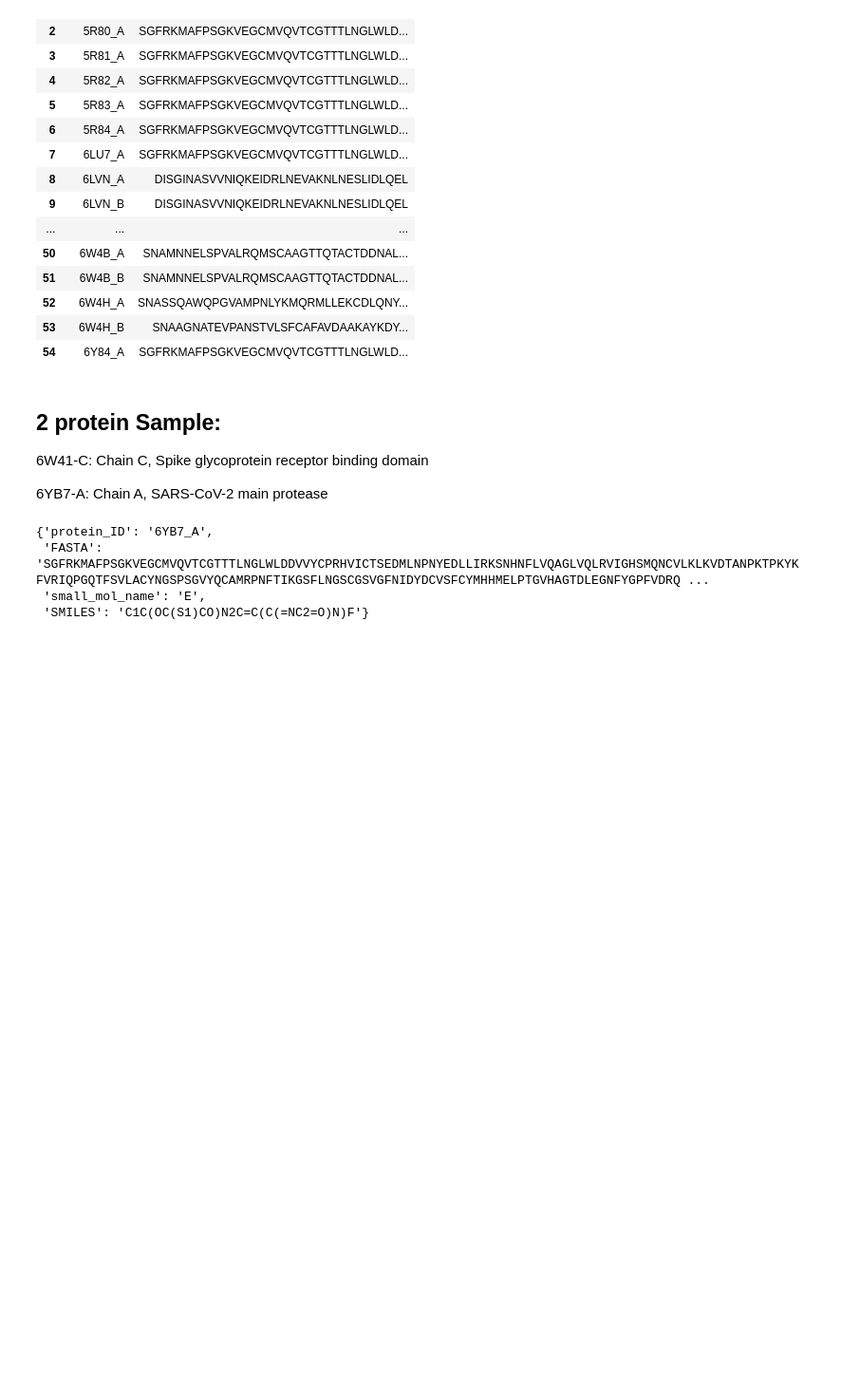
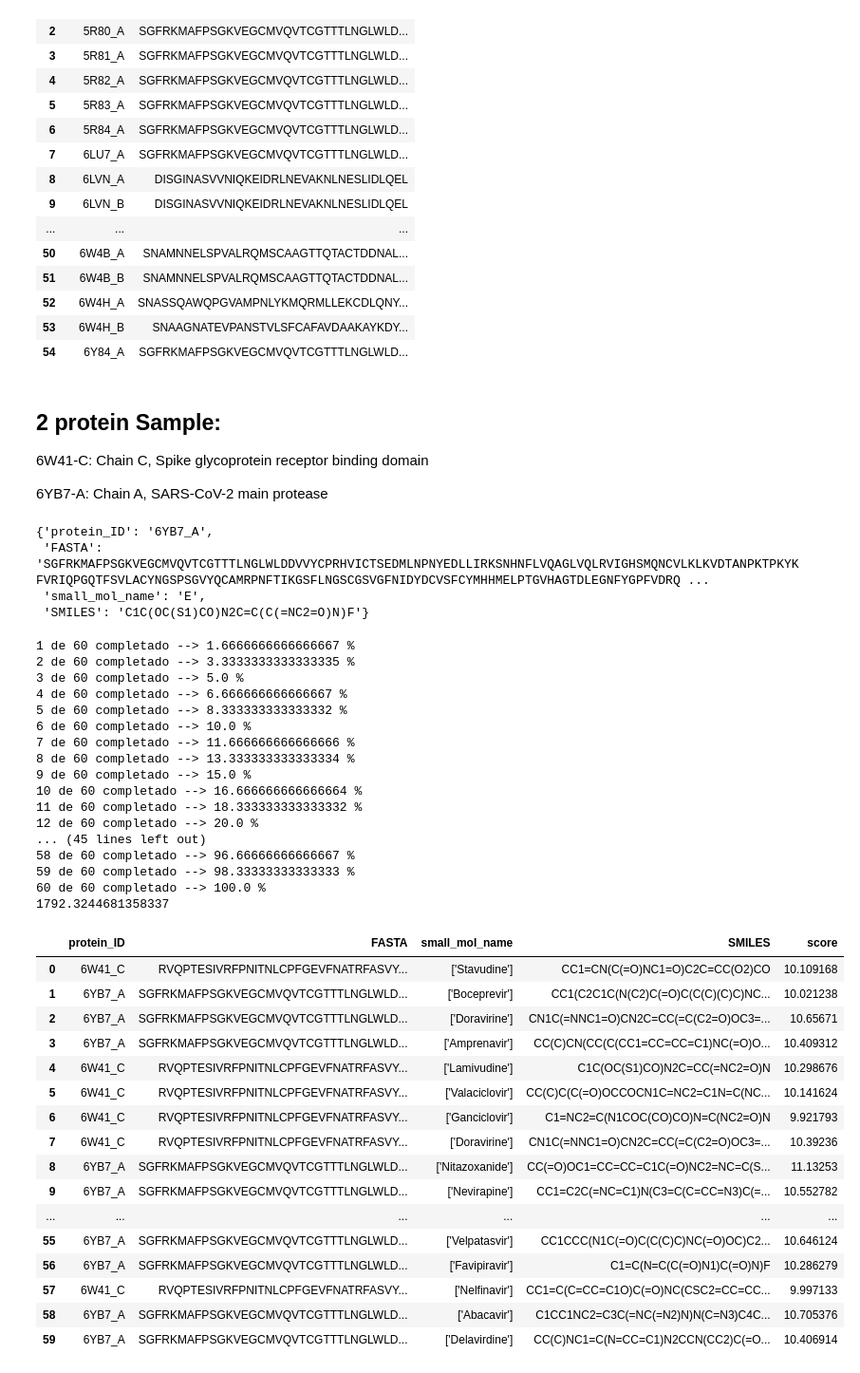
Before and after one commit to breogann/Fighting-COVID-19-through-AI, a Jupyter notebook: web_scraping.ipynb, the cells around one changed output. Shown at 95% size. Saved outputs shown, nothing was run; the diff lists cells and outputs as text; code cells hidden in the pictures; blank space fills up the shorter version.

Commit message:
result sample 60

```diff
--- a/web_scraping.ipynb
+++ b/web_scraping.ipynb
@@ -1076,0 +1077,40 @@ subsample = [{'protein_ID': '6W41_C', 'FASTA': 'RVQPTESIVRFPNITNLCPFGEVFNATRFASV
+# %%
+result,tot_time = giveMeScore(subsample)
+res = pd.DataFrame(result)
+print(tot_time)
+res
+# %% [output]
+1 de 60 completado --> 1.6666666666666667 %
+2 de 60 completado --> 3.3333333333333335 %
+3 de 60 completado --> 5.0 %
+4 de 60 completado --> 6.666666666666667 %
+5 de 60 completado --> 8.333333333333332 %
+6 de 60 completado --> 10.0 %
+7 de 60 completado --> 11.666666666666666 %
+8 de 60 completado --> 13.333333333333334 %
+9 de 60 completado --> 15.0 %
+10 de 60 completado --> 16.666666666666664 %
+11 de 60 completado --> 18.333333333333332 %
+12 de 60 completado --> 20.0 %
+... (45 lines left out)
+58 de 60 completado --> 96.66666666666667 %
+59 de 60 completado --> 98.33333333333333 %
+60 de 60 completado --> 100.0 %
+1792.3244681358337
+|  | protein_ID | FASTA | small_mol_name | SMILES | score |
+| 0 | 6W41_C | RVQPTESIVRFPNITNLCPFGEVFNATRFASVY... | ['Stavudine'] | CC1=CN(C(=O)NC1=O)C2C=CC(O2)CO | 10.109168 |
+| 1 | 6YB7_A | SGFRKMAFPSGKVEGCMVQVTCGTTTLNGLWLD... | ['Boceprevir'] | CC1(C2C1C(N(C2)C(=O)C(C(C)(C)C)NC... | 10.021238 |
+| 2 | 6YB7_A | SGFRKMAFPSGKVEGCMVQVTCGTTTLNGLWLD... | ['Doravirine'] | CN1C(=NNC1=O)CN2C=CC(=C(C2=O)OC3=... | 10.65671 |
+| 3 | 6YB7_A | SGFRKMAFPSGKVEGCMVQVTCGTTTLNGLWLD... | ['Amprenavir'] | CC(C)CN(CC(C(CC1=CC=CC=C1)NC(=O)O... | 10.409312 |
+| 4 | 6W41_C | RVQPTESIVRFPNITNLCPFGEVFNATRFASVY... | ['Lamivudine'] | C1C(OC(S1)CO)N2C=CC(=NC2=O)N | 10.298676 |
+| 5 | 6W41_C | RVQPTESIVRFPNITNLCPFGEVFNATRFASVY... | ['Valaciclovir'] | CC(C)C(C(=O)OCCOCN1C=NC2=C1N=C(NC... | 10.141624 |
+| 6 | 6W41_C | RVQPTESIVRFPNITNLCPFGEVFNATRFASVY... | ['Ganciclovir'] | C1=NC2=C(N1COC(CO)CO)N=C(NC2=O)N | 9.921793 |
+| 7 | 6W41_C | RVQPTESIVRFPNITNLCPFGEVFNATRFASVY... | ['Doravirine'] | CN1C(=NNC1=O)CN2C=CC(=C(C2=O)OC3=... | 10.39236 |
+| 8 | 6YB7_A | SGFRKMAFPSGKVEGCMVQVTCGTTTLNGLWLD... | ['Nitazoxanide'] | CC(=O)OC1=CC=CC=C1C(=O)NC2=NC=C(S... | 11.13253 |
+| 9 | 6YB7_A | SGFRKMAFPSGKVEGCMVQVTCGTTTLNGLWLD... | ['Nevirapine'] | CC1=C2C(=NC=C1)N(C3=C(C=CC=N3)C(=... | 10.552782 |
+| ... | ... | ... | ... | ... | ... |
+| 55 | 6YB7_A | SGFRKMAFPSGKVEGCMVQVTCGTTTLNGLWLD... | ['Velpatasvir'] | CC1CCC(N1C(=O)C(C(C)C)NC(=O)OC)C2... | 10.646124 |
+| 56 | 6YB7_A | SGFRKMAFPSGKVEGCMVQVTCGTTTLNGLWLD... | ['Favipiravir'] | C1=C(N=C(C(=O)N1)C(=O)N)F | 10.286279 |
+| 57 | 6W41_C | RVQPTESIVRFPNITNLCPFGEVFNATRFASVY... | ['Nelfinavir'] | CC1=C(C=CC=C1O)C(=O)NC(CSC2=CC=CC... | 9.997133 |
+| 58 | 6YB7_A | SGFRKMAFPSGKVEGCMVQVTCGTTTLNGLWLD... | ['Abacavir'] | C1CC1NC2=C3C(=NC(=N2)N)N(C=N3)C4C... | 10.705376 |
+| 59 | 6YB7_A | SGFRKMAFPSGKVEGCMVQVTCGTTTLNGLWLD... | ['Delavirdine'] | CC(C)NC1=C(N=CC=C1)N2CCN(CC2)C(=O... | 10.406914 |
```
Also changed, not shown: parts of 7 cells of this notebook, 1 other file.
